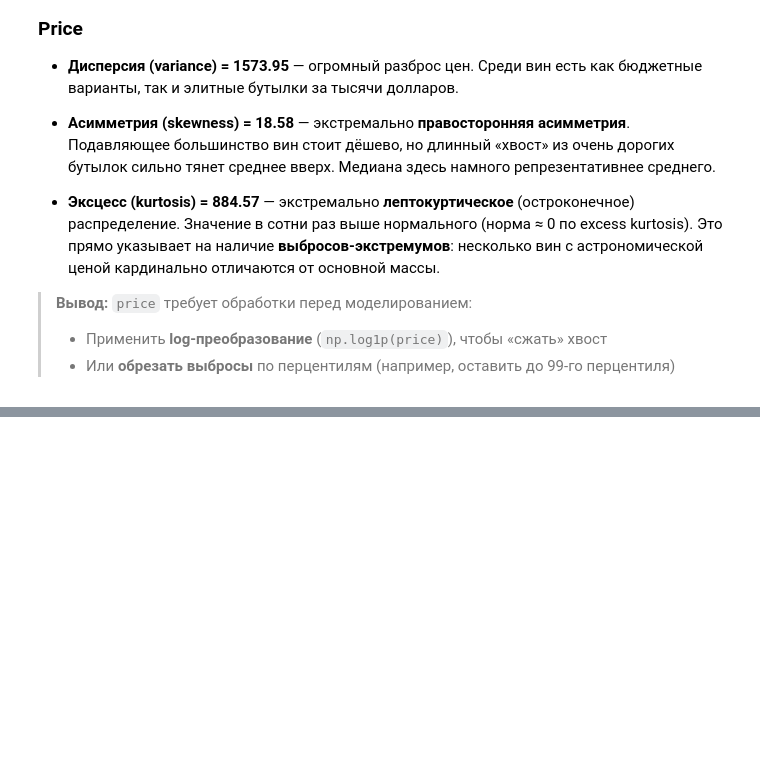
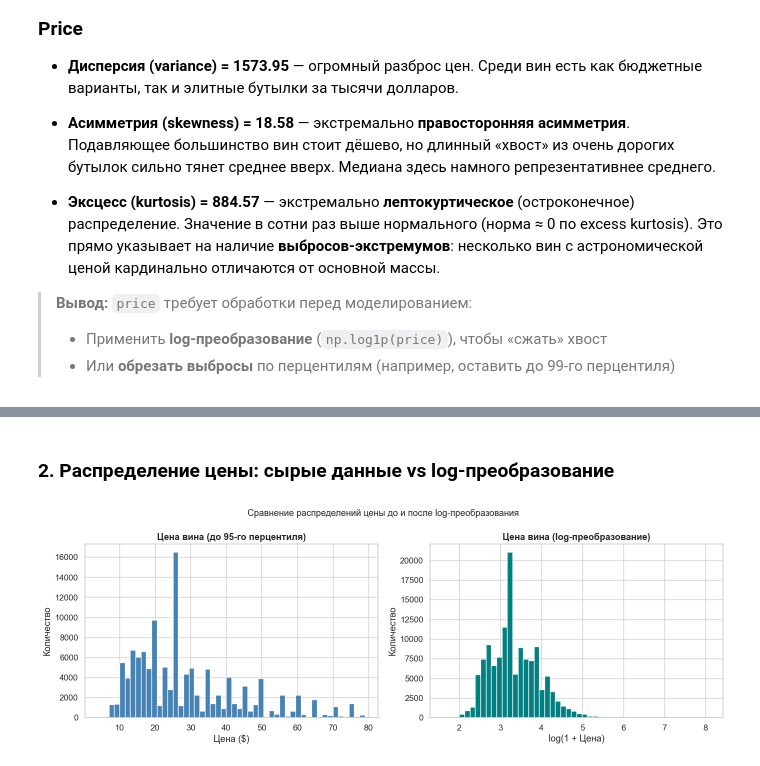
Before and after one commit to EcLerk/ml-course-homeworks, a Jupyter notebook: hw02_eda/hw02_eda.ipynb, the cells around one changed output, grey strips where cells are left out. Saved outputs shown, nothing was run; the diff lists cells and outputs as text; code cells hidden in the pictures; blank space fills up the shorter version.

```diff
--- a/hw02_eda/hw02_eda.ipynb
+++ b/hw02_eda/hw02_eda.ipynb
@@ -277,0 +400,20 @@ display(stats)
+# %% [markdown]
+### 2. Распределение цены: сырые данные vs log-преобразование
+# %%
+fig, axes = plt.subplots(1, 2, figsize=(14, 5))
+
+axes[0].hist(df_viz['price'], bins=50, color='steelblue', edgecolor='white')
+axes[0].set_title('Цена вина (до 95-го перцентиля)', fontweight='bold')
+axes[0].set_xlabel('Цена ($)')
+axes[0].set_ylabel('Количество')
+
+axes[1].hist(np.log1p(wine_df['price']), bins=50, color='teal', edgecolor='white')
+axes[1].set_title('Цена вина (log-преобразование)', fontweight='bold')
+axes[1].set_xlabel('log(1 + Цена)')
+axes[1].set_ylabel('Количество')
+
+plt.suptitle('Сравнение распределений цены до и после log-преобразования', fontsize=13)
+plt.tight_layout()
+plt.show()
+# %% [output]
+[figure, added]
```
Also changed, not shown: parts of 24 cells of this notebook, 2 other files.
